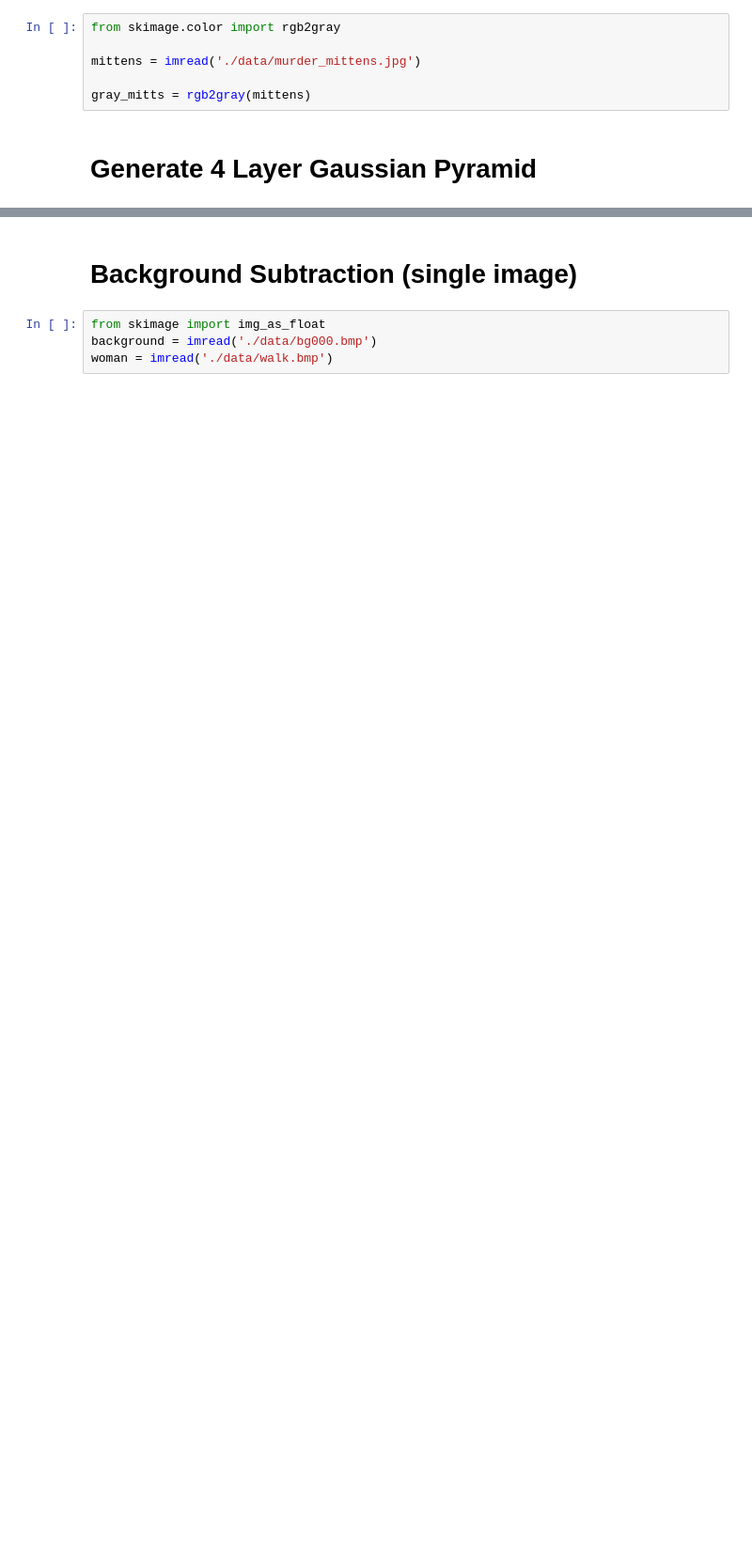
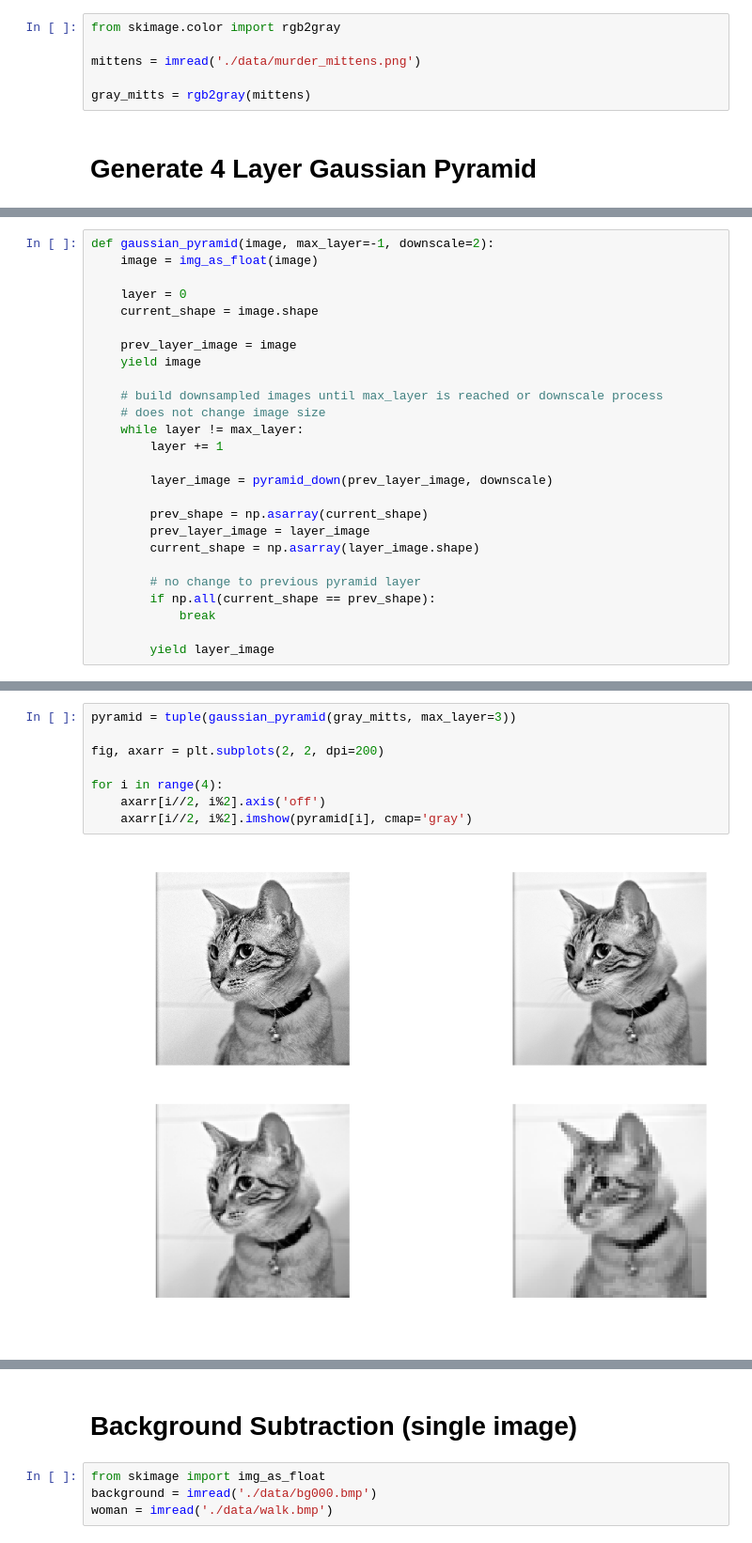
Before and after one commit to TheAnig/computer-vision, a Jupyter notebook: hw3/hw3-soln.ipynb, the cells around one changed output, grey strips where cells are left out. Shown: that part at 94% size. Drawn from its saved outputs; the diff is of its cells as text; blank space fills up the shorter version.

```diff
--- a/hw3/hw3-soln.ipynb
+++ b/hw3/hw3-soln.ipynb
@@ -8,7 +10,7 @@ from matplotlib import pyplot as plt
 # %%
 from skimage.color import rgb2gray
 
-mittens = imread('./data/murder_mittens.jpg')
+mittens = imread('./data/murder_mittens.png')
 
 gray_mitts = rgb2gray(mittens)
 # %% [markdown]
@@ -41,0 +132,26 @@ len(pyramid)
+# %%
+def gaussian_pyramid(image, max_layer=-1, downscale=2):
+    image = img_as_float(image)
+
+    layer = 0
+    current_shape = image.shape
+
+    prev_layer_image = image
+    yield image
+
+    # build downsampled images until max_layer is reached or downscale process
+    # does not change image size
+    while layer != max_layer:
+        layer += 1
+
+        layer_image = pyramid_down(prev_layer_image, downscale)
+
+        prev_shape = np.asarray(current_shape)
+        prev_layer_image = layer_image
+        current_shape = np.asarray(layer_image.shape)
+
+        # no change to previous pyramid layer
+        if np.all(current_shape == prev_shape):
+            break
+
+        yield layer_image
@@ -41,0 +191,10 @@ len(pyramid)
+# %%
+pyramid = tuple(gaussian_pyramid(gray_mitts, max_layer=3))
+
+fig, axarr = plt.subplots(2, 2, dpi=200)
+
+for i in range(4):
+    axarr[i//2, i%2].axis('off')
+    axarr[i//2, i%2].imshow(pyramid[i], cmap='gray')
+# %% [output]
+[figure, added]
```
Also changed, not shown: parts of 17 cells of this notebook, 15 other files.
